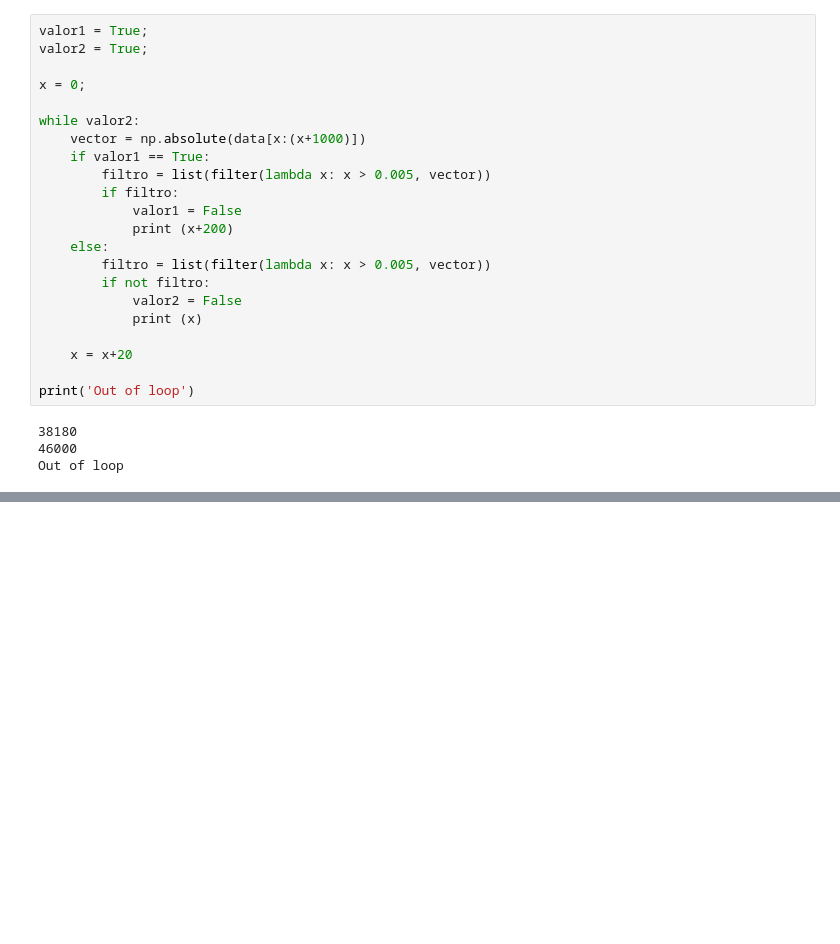
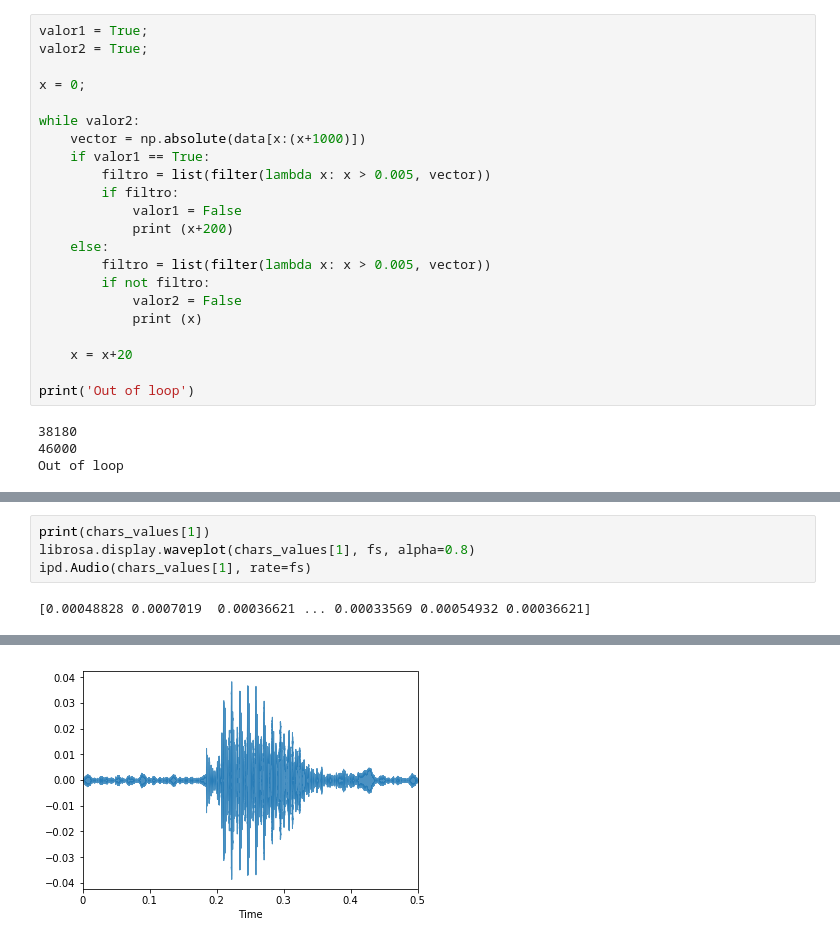
Before and after one commit to erickfecruz/ProjetoDataMining, a Jupyter notebook: Projeto.ipynb, the cells around one changed output, grey strips where cells are left out. Drawn from its saved outputs; the diff is of its cells as text; blank space fills up the shorter version.

```diff
--- a/Projeto.ipynb
+++ b/Projeto.ipynb
@@ -87,0 +173,6 @@ ipd.Audio(data[38180:46000], rate=fs)
+# %%
+print(chars_values[1])
+librosa.display.waveplot(chars_values[1], fs, alpha=0.8)
+ipd.Audio(chars_values[1], rate=fs)
+# %% [output]
+[0.00048828 0.0007019  0.00036621 ... 0.00033569 0.00054932 0.00036621]
@@ -87,0 +180 @@ ipd.Audio(data[38180:46000], rate=fs)
+[figure, added]
```
Also changed, not shown: parts of 10 cells of this notebook.
